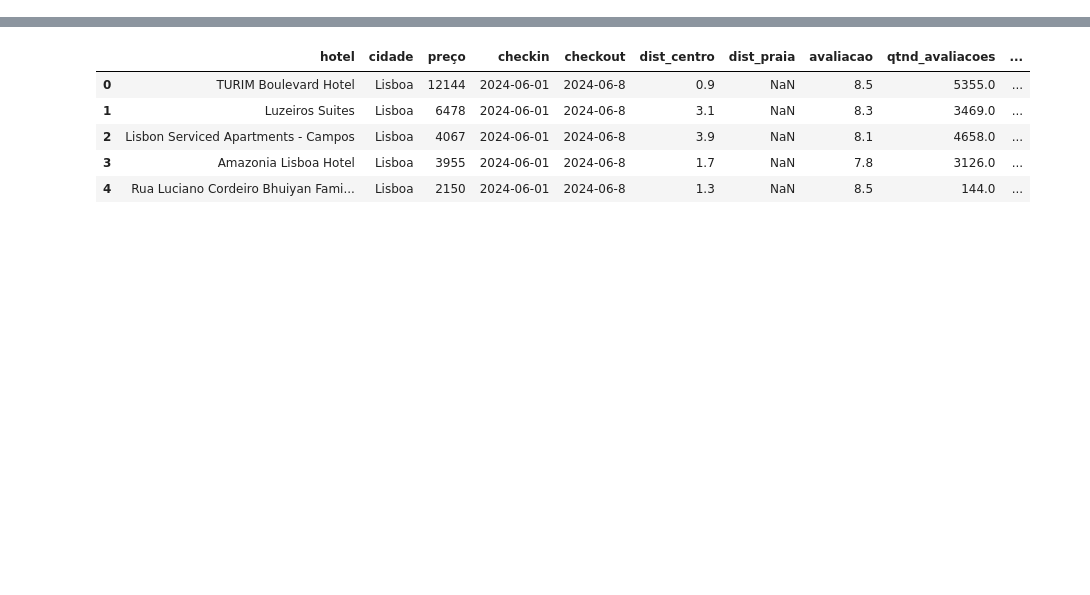
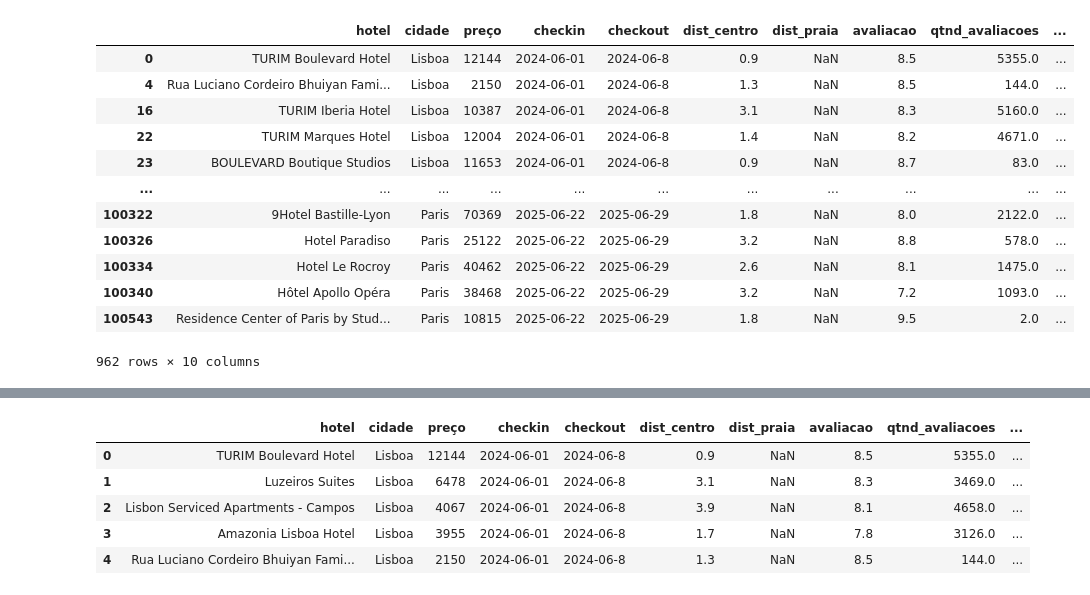
Before and after one commit to clarabarretto/data-science, a Jupyter notebook: selenium-extraction/teste.ipynb, the cells around one changed output, grey strips where cells are left out. Saved outputs shown, nothing was run; the diff lists cells and outputs as text; code cells hidden in the pictures; blank space fills up the shorter version.

```diff
--- a/selenium-extraction/teste.ipynb
+++ b/selenium-extraction/teste.ipynb
@@ -6,0 +4,37 @@ hospedagens = pd.read_csv('resultado.csv', decimal=".")
+# %%
+
+hospedagens_teste = pd.read_csv('resultado.csv', decimal=".")
+hospedagens_teste['checkin'] = pd.to_datetime(hospedagens_teste['checkin'])
+hospedagens = hospedagens_teste[hospedagens_teste["checkin"].dt.month == 6]
+# %%
+# Carregar o DataFrame (exemplo)
+# hospedagens = pd.read_csv('path_to_your_data.csv')
+
+# Verificar o número de check-ins distintos
+checkin_unique = hospedagens['checkin'].nunique()
+
+# Contar o número de check-ins por cada hospedagem
+checkin_counts = hospedagens.groupby('hotel')['checkin'].nunique()
+
+# Identificar as hospedagens que aparecem em todos os check-ins
+hospedagens_completas = checkin_counts[checkin_counts == checkin_unique].index
+
+# Filtrar o DataFrame para manter apenas essas hospedagens
+hospedagens_filtradas = hospedagens[hospedagens['hotel'].isin(hospedagens_completas)]
+
+# Exibir o resultado
+hospedagens_filtradas
+# %% [output]
+|  | hotel | cidade | preço | checkin | checkout | dist_centro | dist_praia | avaliacao | qtnd_avaliacoes | ... |
+| 0 | TURIM Boulevard Hotel | Lisboa | 12144 | 2024-06-01 | 2024-06-8 | 0.9 | NaN | 8.5 | 5355.0 | ... |
+| 4 | Rua Luciano Cordeiro Bhuiyan Fami... | Lisboa | 2150 | 2024-06-01 | 2024-06-8 | 1.3 | NaN | 8.5 | 144.0 | ... |
+| 16 | TURIM Iberia Hotel | Lisboa | 10387 | 2024-06-01 | 2024-06-8 | 3.1 | NaN | 8.3 | 5160.0 | ... |
+| 22 | TURIM Marques Hotel | Lisboa | 12004 | 2024-06-01 | 2024-06-8 | 1.4 | NaN | 8.2 | 4671.0 | ... |
+| 23 | BOULEVARD Boutique Studios | Lisboa | 11653 | 2024-06-01 | 2024-06-8 | 0.9 | NaN | 8.7 | 83.0 | ... |
+| ... | ... | ... | ... | ... | ... | ... | ... | ... | ... | ... |
+| 100322 | 9Hotel Bastille-Lyon | Paris | 70369 | 2025-06-22 | 2025-06-29 | 1.8 | NaN | 8.0 | 2122.0 | ... |
+| 100326 | Hotel Paradiso | Paris | 25122 | 2025-06-22 | 2025-06-29 | 3.2 | NaN | 8.8 | 578.0 | ... |
+| 100334 | Hotel Le Rocroy | Paris | 40462 | 2025-06-22 | 2025-06-29 | 2.6 | NaN | 8.1 | 1475.0 | ... |
+| 100340 | Hôtel Apollo Opéra | Paris | 38468 | 2025-06-22 | 2025-06-29 | 3.2 | NaN | 7.2 | 1093.0 | ... |
+| 100543 | Residence Center of Paris by Stud... | Paris | 10815 | 2025-06-22 | 2025-06-29 | 1.8 | NaN | 9.5 | 2.0 | ... |
+962 rows × 10 columns
```
Also changed, not shown: parts of 5 cells of this notebook.
